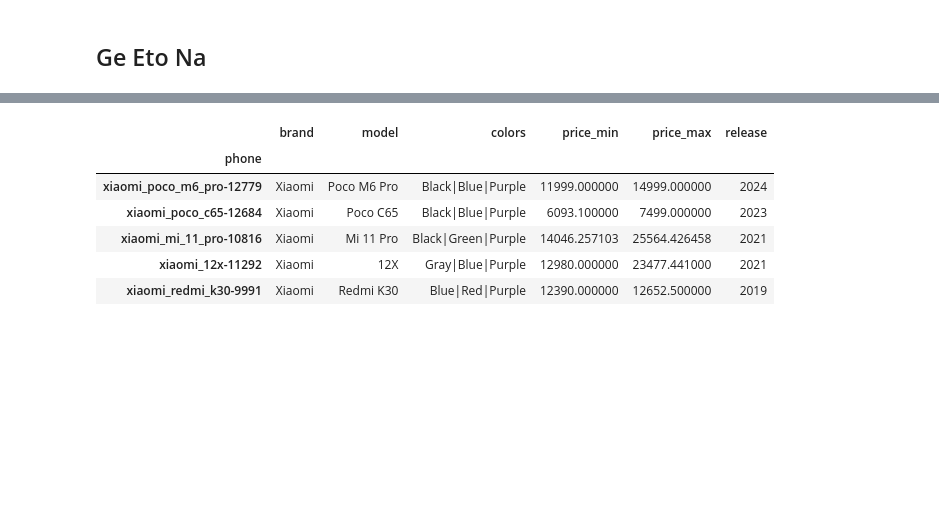
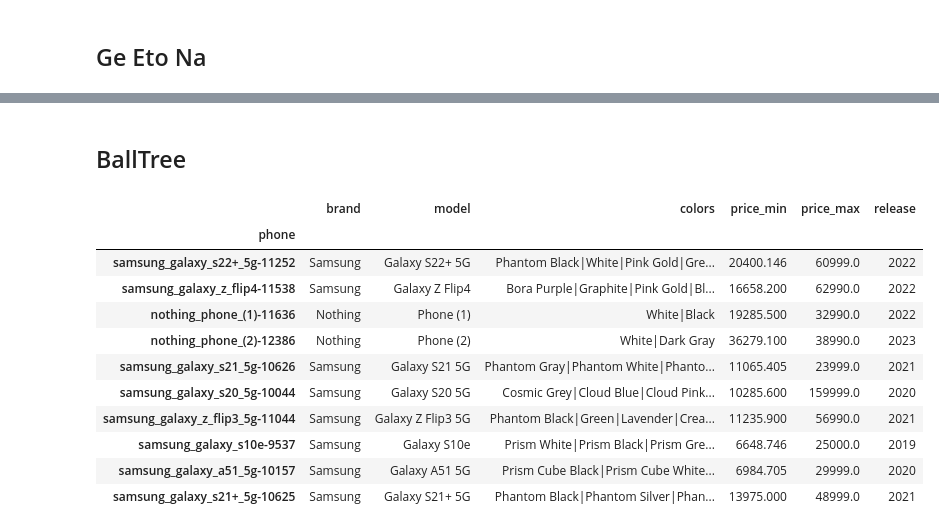
Before and after one commit to RenzVillegas24/GSMArena_Scraper, a Jupyter notebook: GSMArena_API.ipynb, the cells around one changed output, grey strips where cells are left out. Saved outputs shown, nothing was run; the diff lists cells and outputs as text; code cells hidden in the pictures; blank space fills up the shorter version.

```diff
--- a/GSMArena_API.ipynb
+++ b/GSMArena_API.ipynb
@@ -1423,7 +1472,7 @@ import numpy as np
 # remove non utf-8 characters
 def recommend(
         specs,
-        n=20,
+        n=10,
         **kwargs):
 
     tfidf = TfidfVectorizer(stop_words='english')
@@ -1446,7 +1495,7 @@ def recommend(
 
 
 # get the recommended phone
-recommend('', brand='apple', colors='Red', price_min = '8000' )[['brand', 'model', 'colors', 'price_min', 'price_max', 'release']]
+recommend('', brand='samsung', colors='purple', price_min = '10000' )[['brand', 'model', 'colors', 'price_min', 'price_max', 'release']]
 # %% [output]
 |  | brand | model | colors | price_min | price_max | release |
 | phone |  |  |  |  |  |  |
@@ -1469,16 +1514,15 @@ recommend('', brand='apple', colors='Red', price_min = '8000' )[['brand', 'model
 # %%
 from sklearn.neighbors import NearestNeighbors
-
 
 # combine the non numerical data into another dataframe
 # concatenate the strings
 
-
 # remove non utf-8 characters
 def recommend(
         specs,
-        n=20,
+        n=10,
         k_nearest=10,
+        weight:dict=None,
         **kwargs):
 
     tfidf = TfidfVectorizer(stop_words='english')
@@ -1488,6 +1532,8 @@ def recommend(
 
     for k, v in kwargs.items():
         if k in clean_data.columns:
+            if weight and k in weight.keys():
+                X = X.multiply(weight[k])
             X = hstack((X, tfidf.fit_transform(clean_data[k].astype(str).str.replace(r'[^a-zA-Z0-9_]', ' ', regex=True))))
             specs_vectorized = hstack((specs_vectorized, tfidf.transform([v])))
 
@@ -1497,11 +1543,11 @@ def recommend(
     _, indices = nn.kneighbors(specs_vectorized)
 
     # Return recommended phones
-    return clean_data.iloc[indices[0]].head(n)[['brand', 'model', 'colors', 'price_min', 'price_max', 'release']]
+    return clean_data.iloc[indices[0]].head(n)
 
 
 # get the recommended phone
-recommend('', brand='xiaomi', colors='purple', price_min='10000', k=5)[['brand', 'model', 'colors', 'price_min', 'price_max', 'release']]
+recommend('', brand='samsung', colors='purple', price_min='10000', price_max='20000', k_nearest=20)[['brand', 'model', 'colors', 'price_min', 'price_max', 'release']]
 # %% [output]
 |  | brand | model | colors | price_min | price_max | release |
 | phone |  |  |  |  |  |  |
@@ -1518,43 +1564,49 @@ recommend('', brand='xiaomi', colors='purple', price_min='10000', k=5)[['brand',
+# %% [markdown]
+## BallTree
 # %%
 from sklearn.neighbors import BallTree
-
-
-# combine the non numerical data into another dataframe
-# concatenate the strings
 
 
 # remove non utf-8 characters
 def recommend(
         specs,
-        n=20,
+        n=10,
         k_nearest=10,
+        weight:dict=None,
         **kwargs):
 
     tfidf = TfidfVectorizer(stop_words='english')
     X = tfidf.fit_transform(clean_data['details'].str.replace(r'[^a-zA-Z0-9_]', ' ', regex=True))
     # Transform the input specs using TF-IDF vectorizer
     specs_vectorized = tfidf.transform([specs])
 
     for k, v in kwargs.items():
         if k in clean_data.columns:
+            if weight and k in weight.keys():
+                X = X.multiply(weight[k])
             X = hstack((X, tfidf.fit_transform(clean_data[k].astype(str).str.replace(r'[^a-zA-Z0-9_]', ' ', regex=True))))
             specs_vectorized = hstack((specs_vectorized, tfidf.transform([v])))
 
     # Use BallTree algorithm for nearest neighbors search
     tree = BallTree(X.toarray())
     _, indices = tree.query(specs_vectorized.toarray(), k=k_nearest)
 
     # Return recommended phones
-    return clean_data.iloc[indices[0]].head(n)[['brand', 'model', 'colors', 'price_min', 'price_max', 'release']]
+    return clean_data.iloc[indices[0]].head(n)
 
 
 # get the recommended phone
-recommend('', brand='xiaomi', colors='purple', price_min='10000', k_nearest=5)[['brand', 'model', 'colors', 'price_min', 'price_max', 'release']]
+recommend('', brand='samsung', colors='pink', price_min='10000', k_nearest=10)[['brand', 'model', 'colors', 'price_min', 'price_max', 'release']]
 # %% [output]
 |  | brand | model | colors | price_min | price_max | release |
 | phone |  |  |  |  |  |  |
-| xiaomi_poco_m6_pro-12779 | Xiaomi | Poco M6 Pro | Black|Blue|Purple | 11999.000000 | 14999.000000 | 2024 |
-| xiaomi_poco_c65-12684 | Xiaomi | Poco C65 | Black|Blue|Purple | 6093.100000 | 7499.000000 | 2023 |
-| xiaomi_mi_11_pro-10816 | Xiaomi | Mi 11 Pro | Black|Green|Purple | 14046.257103 | 25564.426458 | 2021 |
-| xiaomi_12x-11292 | Xiaomi | 12X | Gray|Blue|Purple | 12980.000000 | 23477.441000 | 2021 |
-| xiaomi_redmi_k30-9991 | Xiaomi | Redmi K30 | Blue|Red|Purple | 12390.000000 | 12652.500000 | 2019 |
+| samsung_galaxy_s22+_5g-11252 | Samsung | Galaxy S22+ 5G | Phantom Black|White|Pink Gold|Gre... | 20400.146 | 60999.0 | 2022 |
+| samsung_galaxy_z_flip4-11538 | Samsung | Galaxy Z Flip4 | Bora Purple|Graphite|Pink Gold|Bl... | 16658.200 | 62990.0 | 2022 |
+| nothing_phone_(1)-11636 | Nothing | Phone (1) | White|Black | 19285.500 | 32990.0 | 2022 |
+| nothing_phone_(2)-12386 | Nothing | Phone (2) | White|Dark Gray | 36279.100 | 38990.0 | 2023 |
+| samsung_galaxy_s21_5g-10626 | Samsung | Galaxy S21 5G | Phantom Gray|Phantom White|Phanto... | 11065.405 | 23999.0 | 2021 |
+| samsung_galaxy_s20_5g-10044 | Samsung | Galaxy S20 5G | Cosmic Grey|Cloud Blue|Cloud Pink... | 10285.600 | 159999.0 | 2020 |
+| samsung_galaxy_z_flip3_5g-11044 | Samsung | Galaxy Z Flip3 5G | Phantom Black|Green|Lavender|Crea... | 11235.900 | 56990.0 | 2021 |
+| samsung_galaxy_s10e-9537 | Samsung | Galaxy S10e | Prism White|Prism Black|Prism Gre... | 6648.746 | 25000.0 | 2019 |
+| samsung_galaxy_a51_5g-10157 | Samsung | Galaxy A51 5G | Prism Cube Black|Prism Cube White... | 6984.705 | 29999.0 | 2020 |
+| samsung_galaxy_s21+_5g-10625 | Samsung | Galaxy S21+ 5G | Phantom Black|Phantom Silver|Phan... | 13975.000 | 48999.0 | 2021 |
```
Also changed, not shown: parts of 7 cells of this notebook.
